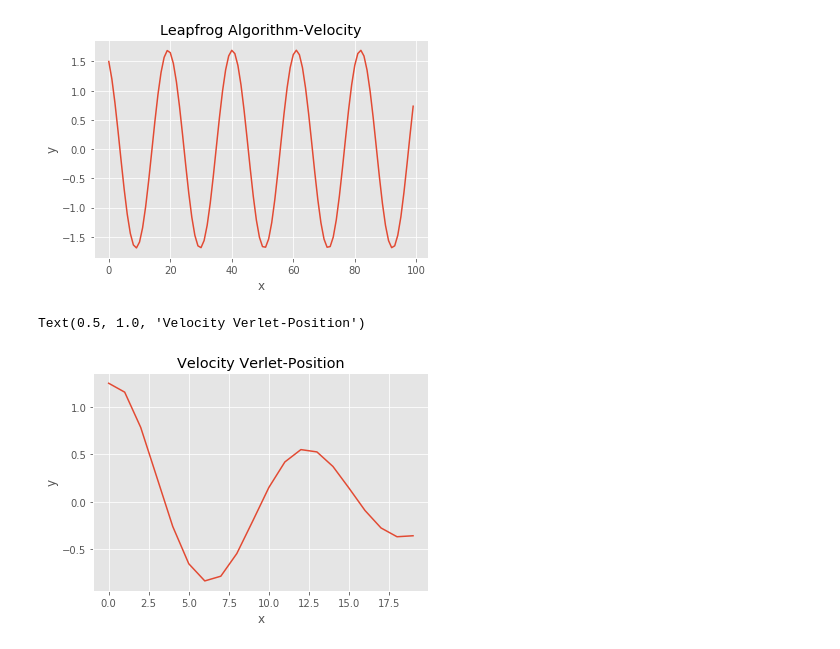
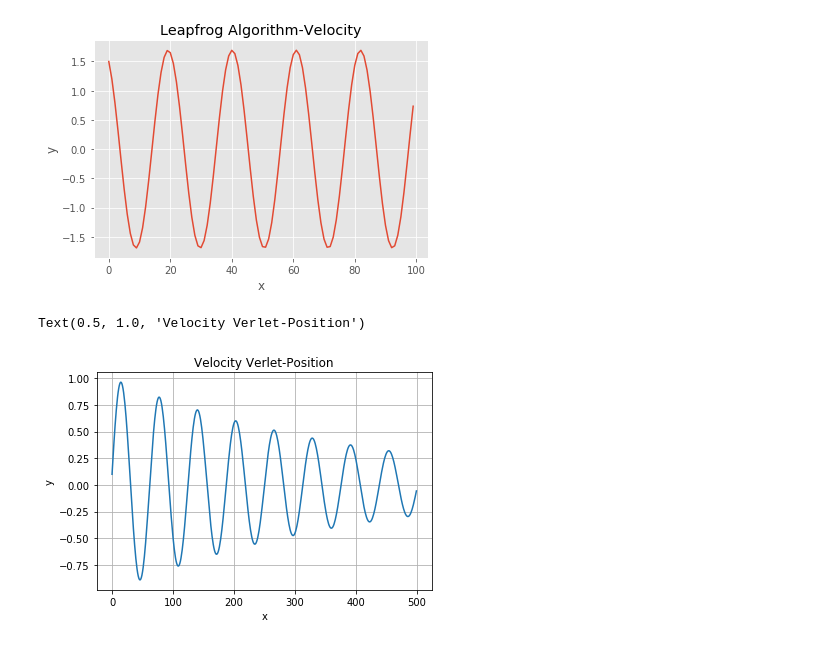
Before and after one commit to sju-chem264-2019/new-10-14-10-daliahassan98, a Jupyter notebook: harmonic_student.ipynb, the cells around one changed output. Cells and saved outputs as stored; diff of their text form; code cells hidden in the pictures.

```diff
--- a/harmonic_student.ipynb
+++ b/harmonic_student.ipynb
@@ -412,26 +412,26 @@ Text(0.5, 1.0, 'Leapfrog Algorithm-Velocity')
 # %%
 #6: Velocity Verlet Algorithm
 #for any acceleration variable, I am just plugging in -x because a=-omega**2(x) and we are just setting omega=1
 #x_t1=x_t0+t*v_t1+(1/2)*t**2*(-x_t0)
 #v_t2=v_t1+(1/2)*t((-x_t0)+(-x_t1))
 import sympy as sym
 import numpy as np
 import matplotlib.pyplot as plt
-x_t0=1
-t=0.5
-v_t1=1
+x_t0=0
+t=0.1
+v_t0=1
 xlist=[]
-for i in range(0,20):
-    v_t2=v_t1+(1/2)*t*((-x_t0)+(-x_t1))
-    v_t1=v_t2
-    x_t1=x_t0+t*v_t1+(1/2)*t**2*(-x_t0)
+for i in range(0,500):
+    x_t1=x_t0+t*v_t0+(1/2)*(t**2)*(-x_t0)
     x_t0=x_t1
+    v_t1=v_t0+(1/2)*t*(-x_t0-x_t1)
+    v_t0=v_t1
     xlist.append(x_t1)
 plt.plot(xlist)
 plt.xlabel('x')
 plt.ylabel('y')
 plt.grid(True)
 plt.title('Velocity Verlet-Position')
 # %% [output]
 Text(0.5, 1.0, 'Velocity Verlet-Position')
-[figure, old version]
+[figure, new version]
```
